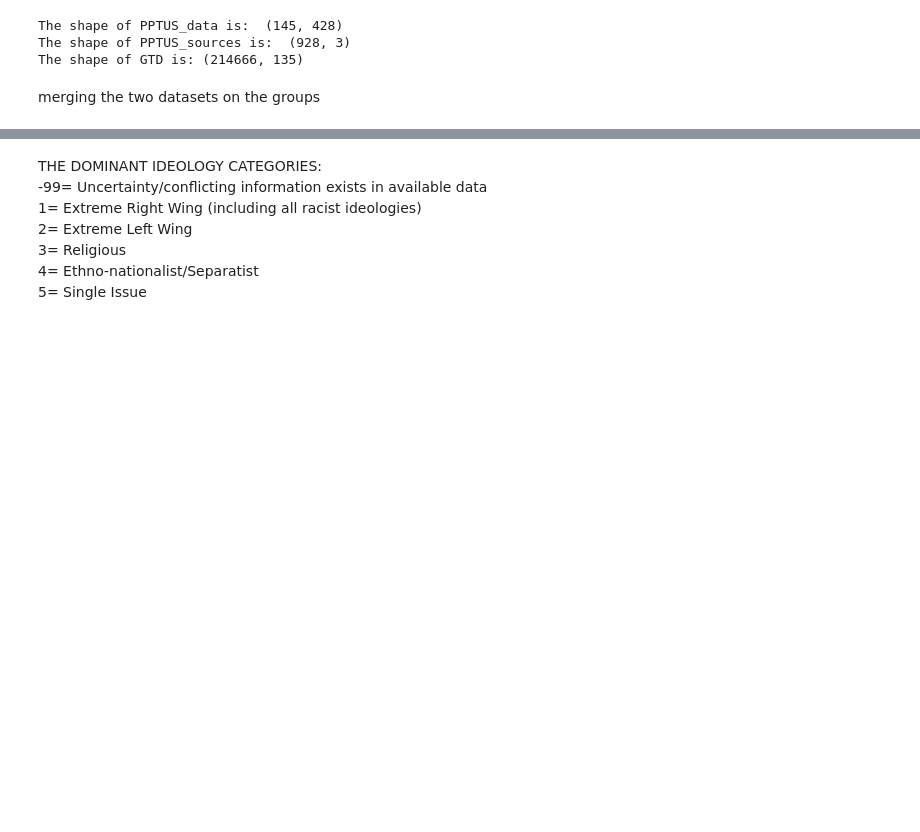
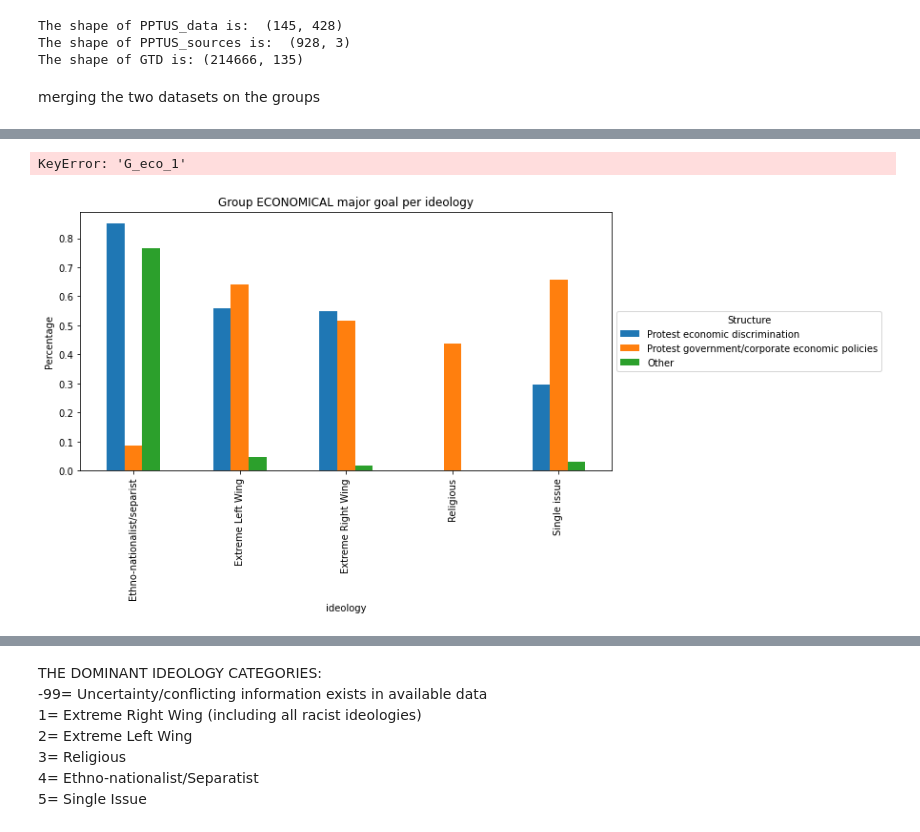
Before and after one commit to com-480-data-visualization/project-2023-yeravizard, a Jupyter notebook: scripts/ideologies.ipynb, the cells around one changed output, grey strips where cells are left out. Drawn from its saved outputs; the diff is of its cells as text; code cells hidden in the pictures; blank space fills up the shorter version.

```diff
--- a/scripts/ideologies.ipynb
+++ b/scripts/ideologies.ipynb
@@ -59,0 +258,68 @@ Name: dominant_ideology, Length: 7131, dtype: int64
+# %%
+ideologies = {1: "Extreme Right Wing", 2: "Extreme Left Wing",
+              3: "Religious", 4: "Ethno-nationalist/separist", 5: "Single issue"}
+ideology_structure = {}
+
+for i in range(5):
+    ideology = ideologies[i+1]
+    subset = df[df.dominant_ideology == i+1]
+    total_known_structure = len(subset[subset.G_SOC_1 != -99])
+    for j in range(3):
+        soc_goal = j+1
+        if j != 2:
+            ideology_structure[(ideology, soc_goal)] = len(
+                subset[subset['G_eco_'+str(soc_goal)] == 1])/total_known_structure
+        if j ==2:
+            ideology_structure[(ideology, soc_goal)] = len(
+            subset[subset['G_SOC_OTH'] == 1])/total_known_structure
+
+ideology_structure_df = pd.DataFrame(columns=['ideology', 'soc_goal', 'percentage'])
+for key in ideology_structure:
+    ideology_structure_df = ideology_structure_df.append({'ideology': key[0], 'soc_goal': key[1], 'percentage': ideology_structure[key]}, ignore_index=True)
+
+ideology_structure_df.set_index(['ideology', 'soc_goal'], inplace=True)
+
+# Now make a grouped bar chart with the percentages. The chart should not be stacked, the bars should be next to each other
+ideology_structure_df.unstack().plot(kind='bar', stacked=False, figsize=(10, 5))
+# Change the legend. The legend should be outside the plot, for each color we should display the structure (1: Hierarchical, 2: Networked, 3: Cell-like, 4: Fragmented, 5: Other)
+# Change the content of the legend
+plt.legend(title="SOCIAL major goal", loc='center left', bbox_to_anchor=(1, 0.5), labels=['Protest social discrimination/social justice issues', 'Protest public & private institutions', 'Other'])
+plt.title("Group SOCIAL major goal per ideology")
+plt.ylabel("Percentage")
+plt.show()
+# %% [output]
+KeyError: 'G_eco_1'
+# %%
+ideologies = {1: "Extreme Right Wing", 2: "Extreme Left Wing",
+              3: "Religious", 4: "Ethno-nationalist/separist", 5: "Single issue"}
+ideology_structure = {}
+
+for i in range(5):
+    ideology = ideologies[i+1]
+    subset = df[df.dominant_ideology == i+1]
+    total_known_structure = len(subset[subset.G_ECO_1 != -99])
+    for j in range(3):
+        eco_goal = j+1
+        if j != 2:
+            ideology_structure[(ideology, eco_goal)] = len(
+                subset[subset['G_ECO_'+str(eco_goal)] == 1])/total_known_structure
+        if j ==2:
+            ideology_structure[(ideology, eco_goal)] = len(
+            subset[subset['G_ECO_OTH'] == 1])/total_known_structure
+
+ideology_structure_df = pd.DataFrame(columns=['ideology', 'eco_goal', 'percentage'])
+for key in ideology_structure:
+    ideology_structure_df = ideology_structure_df.append({'ideology': key[0], 'eco_goal': key[1], 'percentage': ideology_structure[key]}, ignore_index=True)
+
+ideology_structure_df.set_index(['ideology', 'eco_goal'], inplace=True)
+
+# Now make a grouped bar chart with the percentages. The chart should not be stacked, the bars should be next to each other
+ideology_structure_df.unstack().plot(kind='bar', stacked=False, figsize=(10, 5))
+# Change the legend. The legend should be outside the plot, for each color we should display the structure (1: Hierarchical, 2: Networked, 3: Cell-like, 4: Fragmented, 5: Other)
+# Change the content of the legend
+plt.legend(title="ECONOMICAL major goal", loc='center left', bbox_to_anchor=(1, 0.5), labels=['Protest economic discrimination', 'Protest government/corporate economic policies', 'Other'])
+plt.title("Group ECONOMICAL major goal per ideology")
+plt.ylabel("Percentage")
+plt.show()
+# %% [output]
+[figure, added]
```
Also changed, not shown: parts of 30 cells of this notebook, 1 other file.
